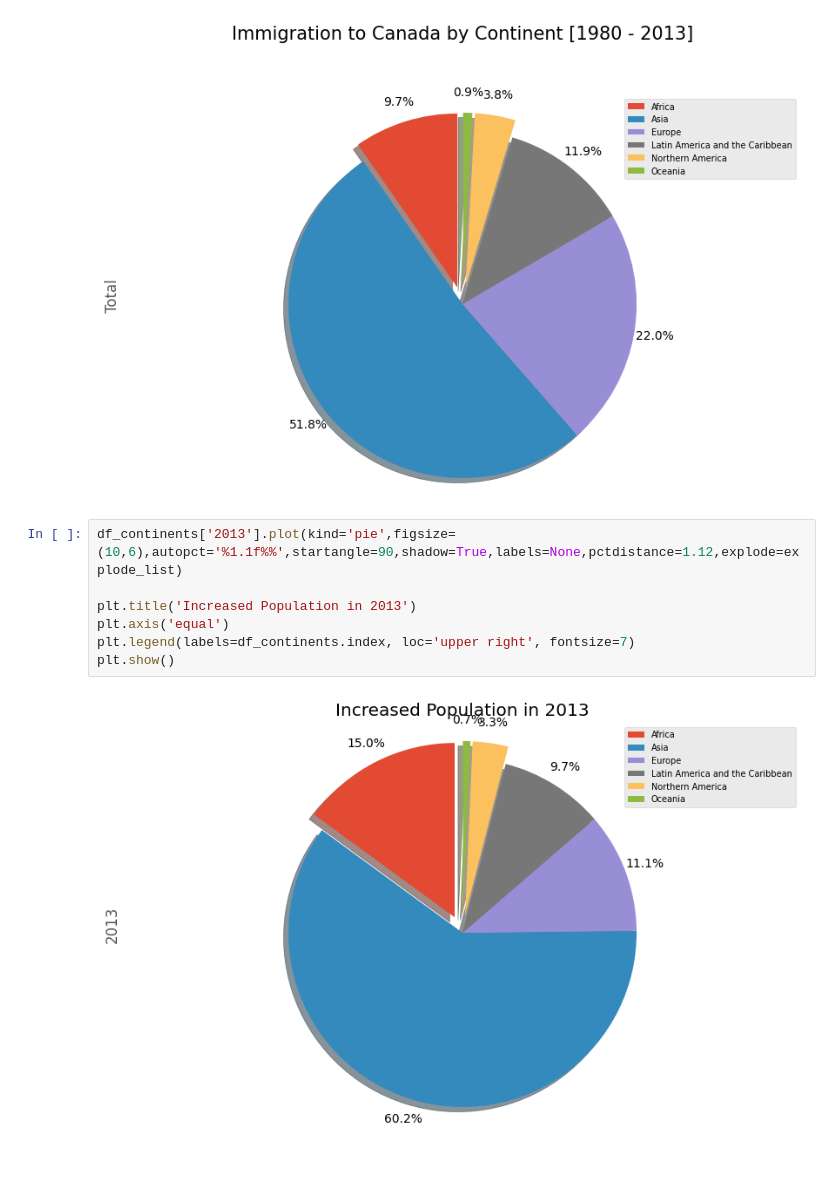
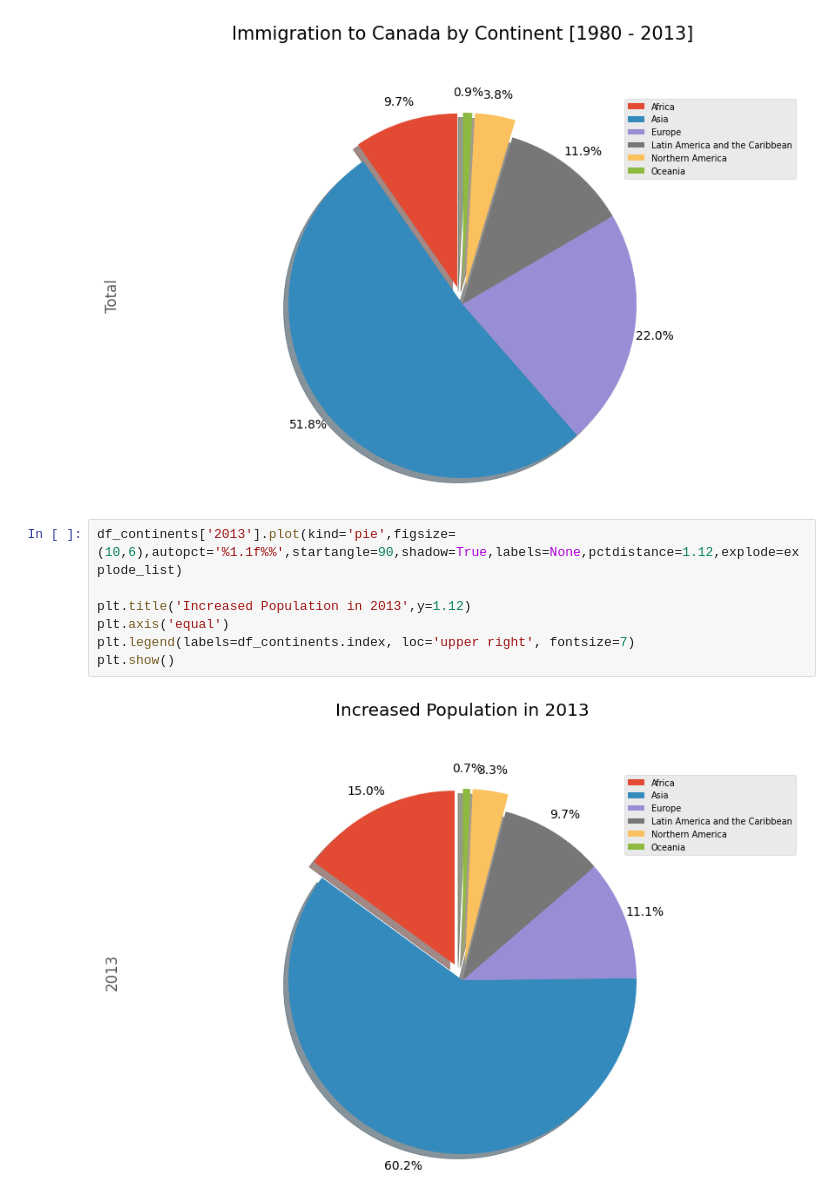
Before and after one commit to Rohit-03-19/DATA-SCIENCE, a Jupyter notebook: Learnings/Data Visualization/Pie Charts, Box Plots, Scatter Plots, and Bubble Plots.ipynb, the cells around one changed output. Drawn from its saved outputs; the diff is of its cells as text; blank space fills up the shorter version.

```diff
--- a/Learnings/Data Visualization/Pie Charts, Box Plots, Scatter Plots, and Bubble Plots.ipynb
+++ b/Learnings/Data Visualization/Pie Charts, Box Plots, Scatter Plots, and Bubble Plots.ipynb
@@ -105,9 +105,9 @@ plt.show()
 # %%
 df_continents['2013'].plot(kind='pie',figsize=(10,6),autopct='%1.1f%%',startangle=90,shadow=True,labels=None,pctdistance=1.12,explode=explode_list)
 
-plt.title('Increased Population in 2013')
+plt.title('Increased Population in 2013',y=1.12)
 plt.axis('equal')
 plt.legend(labels=df_continents.index, loc='upper right', fontsize=7)
 plt.show()
 # %% [output]
-[figure, old version]
+[figure, new version]
```
Also changed, not shown: parts of 9 cells of this notebook.
